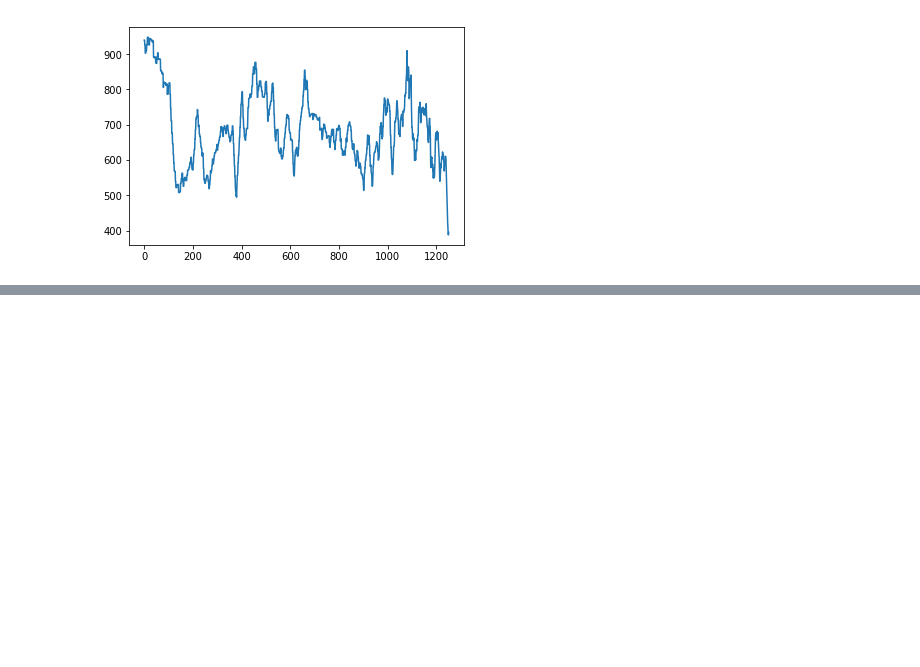
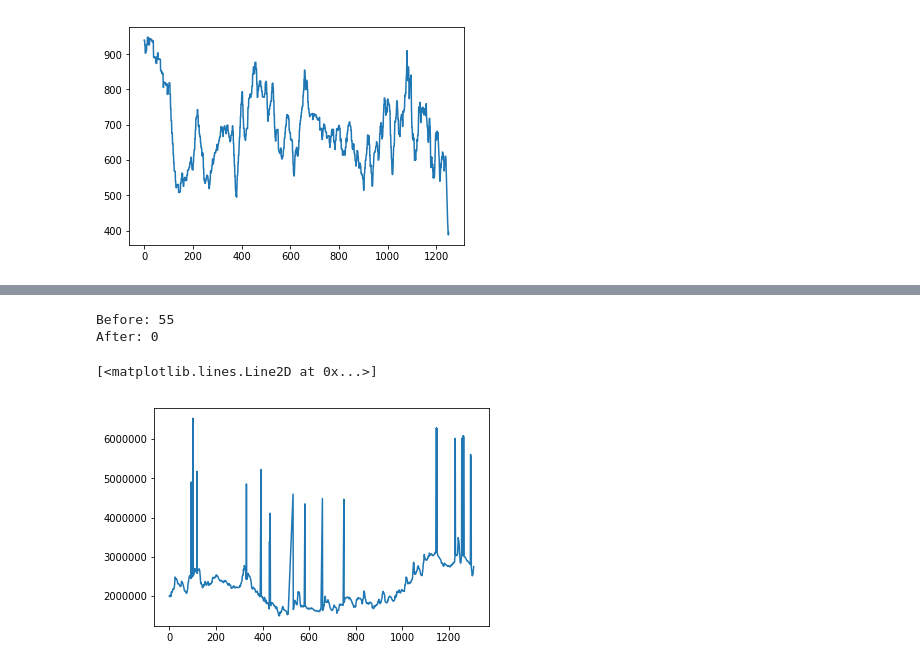
Before and after one commit to rmmartin02/OSRS_Research, a Jupyter notebook: DataPreProcessing.ipynb, the cells around one changed output, grey strips where cells are left out. Drawn from its saved outputs; the diff is of its cells as text; code cells hidden in the pictures; blank space fills up the shorter version.

```diff
--- a/DataPreProcessing.ipynb
+++ b/DataPreProcessing.ipynb
@@ -189,3 +289,48 @@ plt.show()
+# %%
+# interpolate dates, prices, and quantities
+#for item in itemPrices:
+item = 'Abyssal_whip'
+dates = [a[0] for a in itemPrices[item]]
+total = 0
+for i in range(len(dates)-1):
+    diff = dates[i+1]-dates[i]
+    if diff<23*hour or diff>25*hour:
+        total += int(diff/day)-1
+print("Before:",total)
+dates = [a[0] for a in itemPrices[item]]
+prices = [a[1] for a in itemPrices[item]]
+quants = [a[2] for a in itemPrices[item]]
+fixed = []
+for i in range(len(dates)-1):
+    fixed.append(itemPrices[item][i])
+    diff = dates[i+1]-dates[i]
+    if diff<23*hour or diff>25*hour:
+        daysToAdd = int(diff/day)-1
+        d = []
+        p = []
+        q = []
+        pToAdd = (prices[i]+prices[i+1])/2
+        qToAdd = (quants[i]+quants[i+1])/2
+        for j in range(daysToAdd):
+            d.append(dates[i]+day*(j+1))
+            p.append(prices[i]+(j+1)*pToAdd)
+            q.append(quants[i]+(j+1)*qToAdd)
+        for j in range(daysToAdd):
+            fixed.append((d[j],p[j],q[j]))
+dates = [a[0] for a in fixed]
+total = 0
+for i in range(len(dates)-1):
+    diff = dates[i+1]-dates[i]
+    if diff<23*hour or diff>25*hour:
+        total += int(diff/day)-1
+print("After:",total)
+prices = [a[1] for a in fixed]
+plt.plot(prices)
+# %% [output]
+Before: 55
+After: 0
+[<matplotlib.lines.Line2D at 0x...>]
+[figure, added]
 # %%
 # normalization
 item = 'Abyssal_whip'
```
Also changed, not shown: parts of 18 cells of this notebook.
